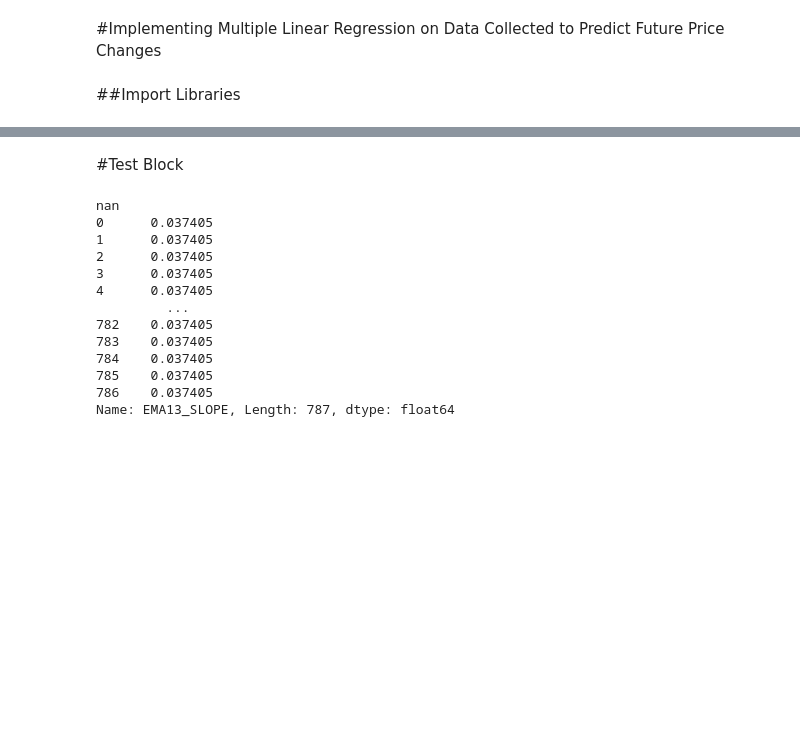
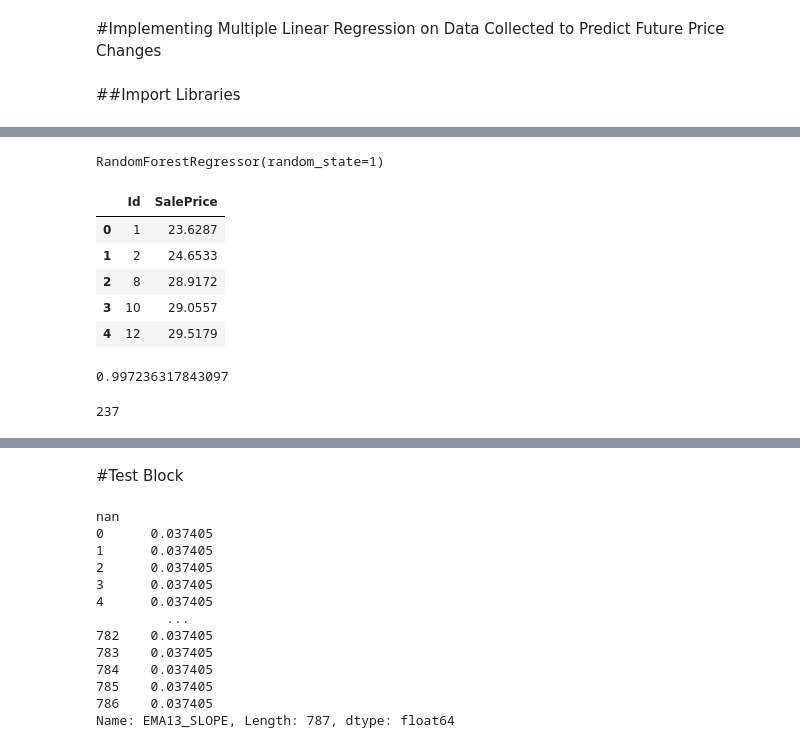
Before and after one commit to saifmdev/stock_scraper_ta, a Jupyter notebook: stock_analysis.ipynb, the cells around one changed output, grey strips where cells are left out. Cells and saved outputs as stored; diff of their text form; code cells hidden in the pictures; blank space fills up the shorter version.

```diff
--- a/stock_analysis.ipynb
+++ b/stock_analysis.ipynb
@@ -215,0 +221,28 @@ Warning: Total number of columns (35) exceeds max_columns (20) limiting to first
+# %%
+train_model = RandomForestRegressor(random_state=1)
+# %%
+train_model.fit(x_train,y_train)
+# %% [output]
+RandomForestRegressor(random_state=1)
+# %%
+price_preds = train_model.predict(x_test)
+# %%
+output = pd.DataFrame({'Id': x_test.index, 'SalePrice': price_preds}).sort_values(by=['Id']).reset_index().drop(columns=['index'])
+output.to_csv('price_preds.csv', index=False)
+# %%
+output.head()
+# %% [output]
+|  | Id | SalePrice |
+| 0 | 1 | 23.6287 |
+| 1 | 2 | 24.6533 |
+| 2 | 8 | 28.9172 |
+| 3 | 10 | 29.0557 |
+| 4 | 12 | 29.5179 |
+# %%
+r2_score(y_test, price_preds)
+# %% [output]
+0.997236317843097
+# %%
+len(output.SalePrice)
+# %% [output]
+237
```
Also changed, not shown: parts of 9 cells of this notebook.
